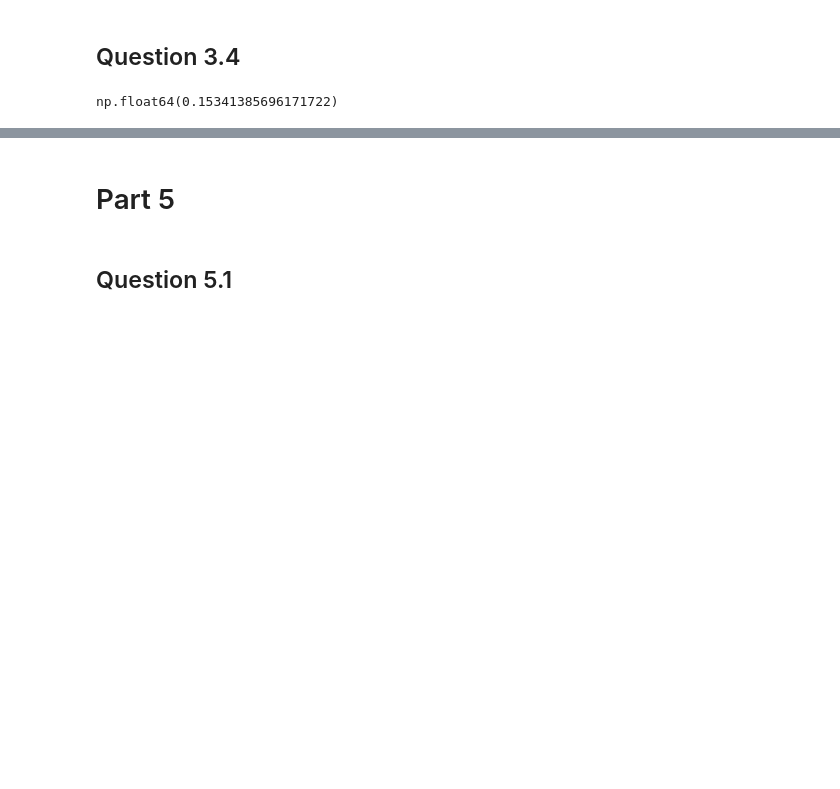
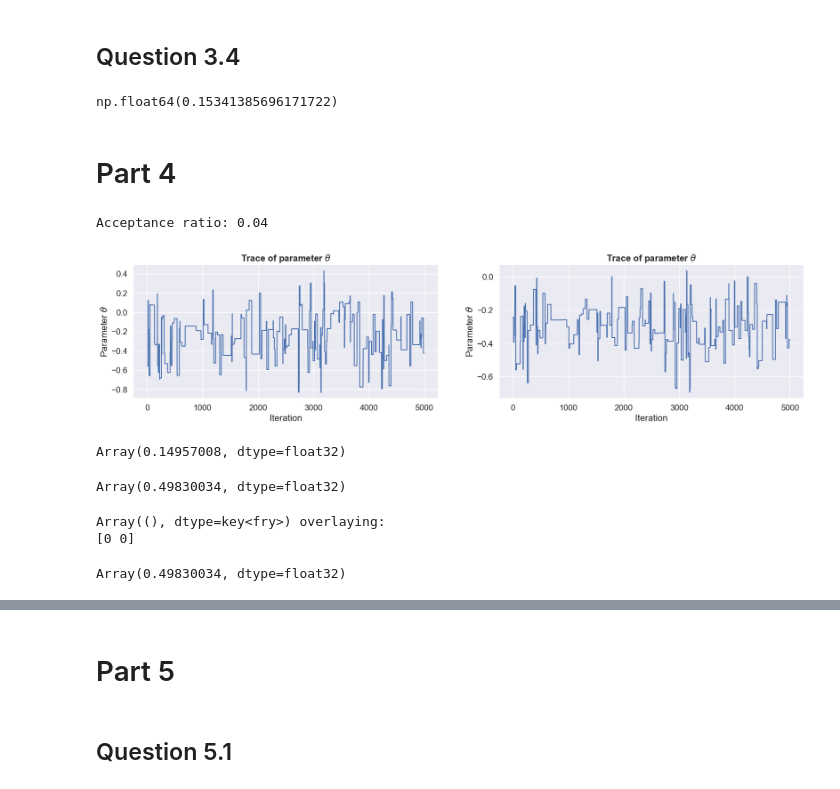
Before and after one commit to Isak-Petrin/exam_bayesianML_code, a Jupyter notebook: exam_code/exam_2024R.ipynb, the cells around one changed output, grey strips where cells are left out. Drawn from its saved outputs; the diff is of its cells as text; code cells hidden in the pictures; blank space fills up the shorter version.

```diff
--- a/exam_code/exam_2024R.ipynb
+++ b/exam_code/exam_2024R.ipynb
@@ -458,3 +459,39 @@ evidence = 1/2 * (mvn.pdf(y, Phi_train @ -m, jnp.eye(2) + Phi_train @ Phi_train.
 likelihood(theta0) * prior(theta0) / evidence
 # %% [output]
 np.float64(0.15341385696171722)
+# %% [markdown]
+# Part 4
+# %%
+X = jnp.array([1, 2, 3])[:, None]
+y = jnp.array([10, 4, 1])[:, None]
+alpha = 8
+
+log_target = lambda w: jnp.sum(poisson.logpmf(y, jnp.exp(3 + w[0]*X + w[1]*X**2))) + mvn.logpdf(w, jnp.zeros(len(w)), alpha**-1 * jnp.identity(len(w)))
+
+w_init = jnp.array([0,0])
+MCMC = metropolis(log_target=log_target, num_params=2, tau=1, num_iter=10**4, theta_init=w_init, dis_prop=0.5)
+# %% [output]
+Acceptance ratio: 0.04
+# %%
+MCMC.plot_trace()
+# %% [output]
+[figure, added]
+# %%
+jnp.mean(MCMC.post_warmup_thetas[:,0] > 0)
+# %% [output]
+Array(0.14957008, dtype=float32)
+# %%
+xn = 1.5
+mu = jnp.exp(3 + MCMC.post_warmup_thetas @ jnp.array([xn, xn**2]))
+jnp.mean(mu > 7)
+# %% [output]
+Array(0.49830034, dtype=float32)
+# %%
+random.key(seed=0)
+# %% [output]
+Array((), dtype=key<fry>) overlaying:
+[0 0]
+# %%
+jnp.mean(jnp.exp(3 + MCMC.post_warmup_thetas[:, 0]*xn + MCMC.post_warmup_thetas[:,1]*xn**2) > 7)
+# %% [output]
+Array(0.49830034, dtype=float32)
```
Also changed, not shown: parts of 3 cells of this notebook, 3 other files.
